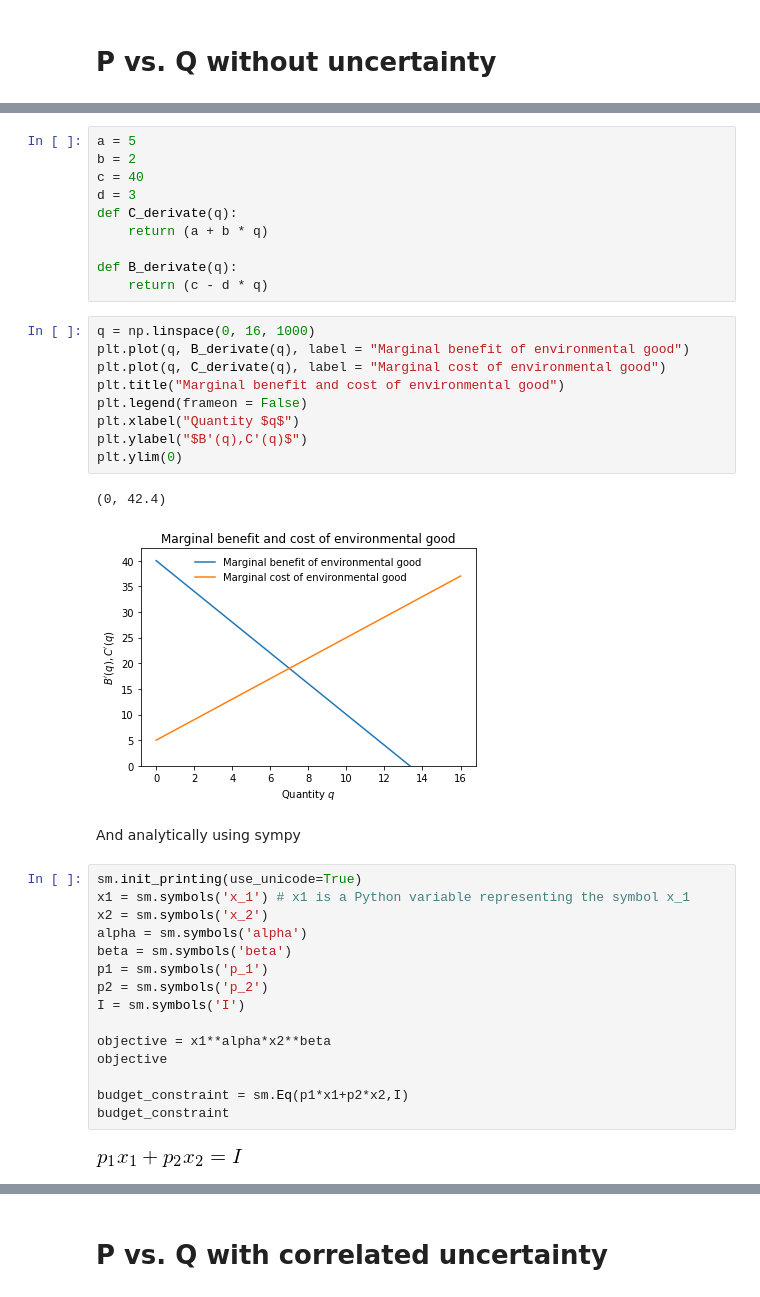
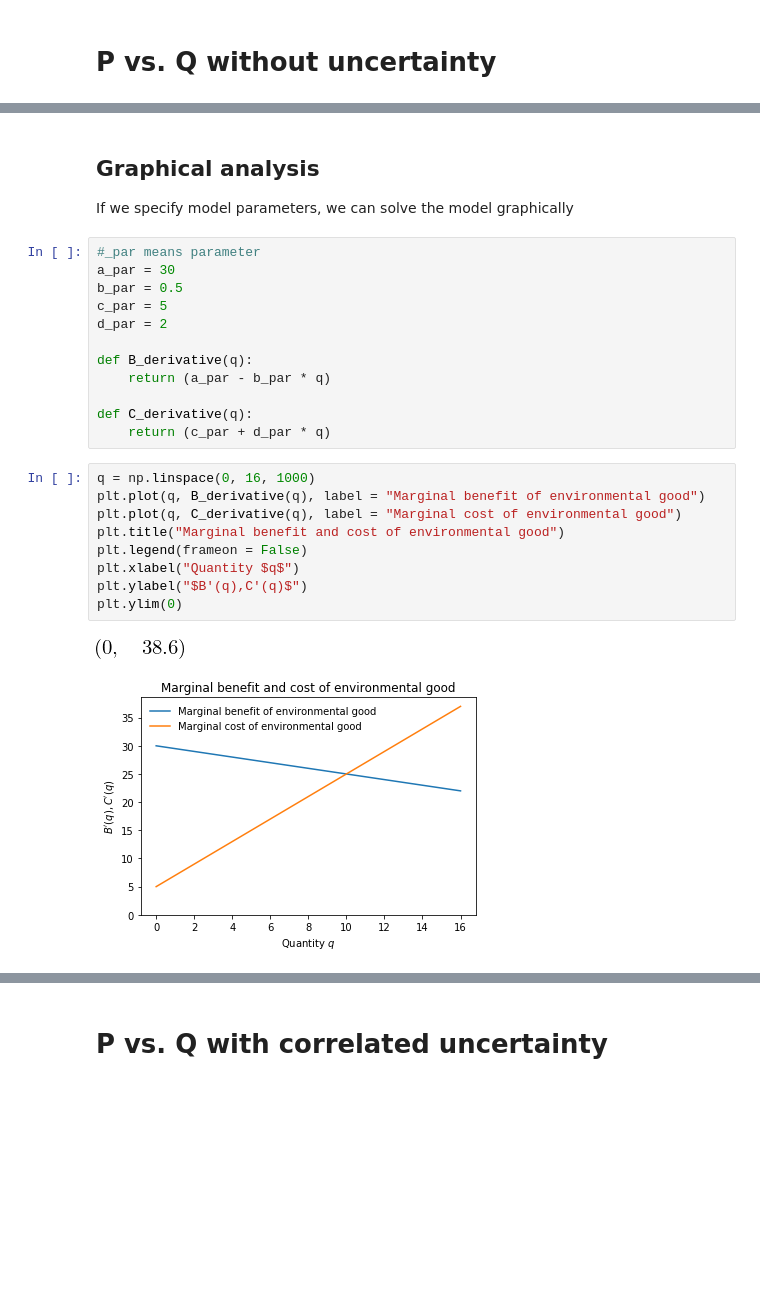
Before and after one commit to NumEconCopenhagen/projects-2019-teamghita, a Jupyter notebook: modelproject/personal/Mikkel/ModelProject.ipynb, the cells around one changed output, grey strips where cells are left out. Drawn from its saved outputs; the diff is of its cells as text; blank space fills up the shorter version.

```diff
--- a/modelproject/personal/Mikkel/ModelProject.ipynb
+++ b/modelproject/personal/Mikkel/ModelProject.ipynb
@@ -29,41 +30,28 @@ If we specify model parameters, we can solve the model graphically
-# %%
-a = 5
-b = 2
-c = 40
-d = 3
-def C_derivate(q):
-    return (a + b * q)
-
-def B_derivate(q):
-    return (c - d * q)
+# %% [markdown]
+## Graphical analysis
+
+If we specify model parameters, we can solve the model graphically
+# %%
+#_par means parameter
+a_par = 30
+b_par = 0.5
+c_par = 5
+d_par = 2
+
+def B_derivative(q):
+    return (a_par - b_par * q)
+
+def C_derivative(q):
+    return (c_par + d_par * q)
 # %%
 q = np.linspace(0, 16, 1000)
-plt.plot(q, B_derivate(q), label = "Marginal benefit of environmental good")
-plt.plot(q, C_derivate(q), label = "Marginal cost of environmental good")
+plt.plot(q, B_derivative(q), label = "Marginal benefit of environmental good")
+plt.plot(q, C_derivative(q), label = "Marginal cost of environmental good")
 plt.title("Marginal benefit and cost of environmental good")
 plt.legend(frameon = False)
 plt.xlabel("Quantity $q$")
 plt.ylabel("$B'(q),C'(q)$")
 plt.ylim(0)
 # %% [output]
-(0, 42.4)
-[figure, old version]
+[figure, new version]
+[figure, added]
-# %% [markdown]
-And analytically using sympy
-# %%
-sm.init_printing(use_unicode=True)
-x1 = sm.symbols('x_1') # x1 is a Python variable representing the symbol x_1
-x2 = sm.symbols('x_2')
-alpha = sm.symbols('alpha')
-beta = sm.symbols('beta')
-p1 = sm.symbols('p_1')
-p2 = sm.symbols('p_2')
-I = sm.symbols('I')
-
-objective = x1**alpha*x2**beta
-objective
-
-budget_constraint = sm.Eq(p1*x1+p2*x2,I)
-budget_constraint
-# %% [output]
-[figure, removed]
```
Also changed, not shown: parts of 37 cells of this notebook.
